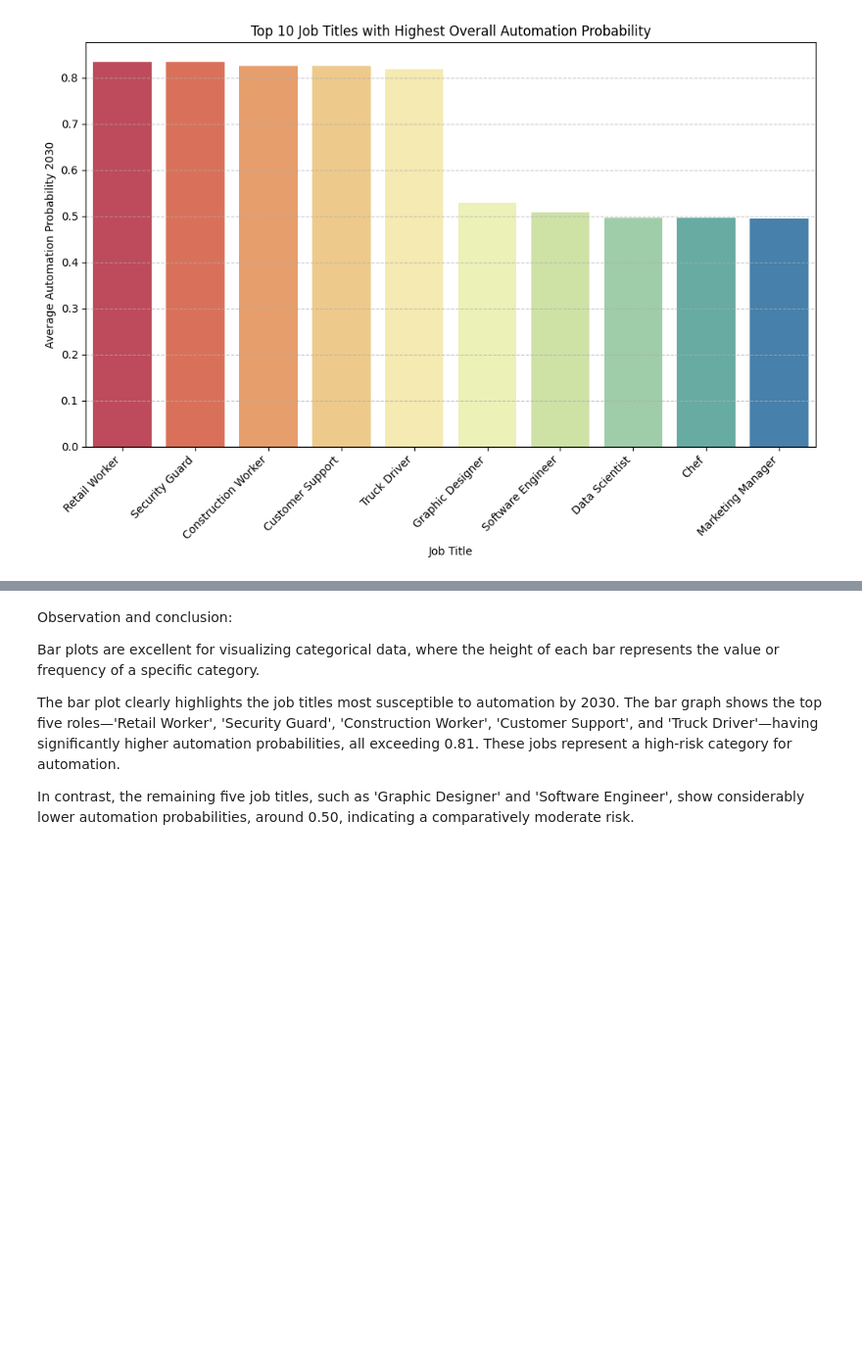
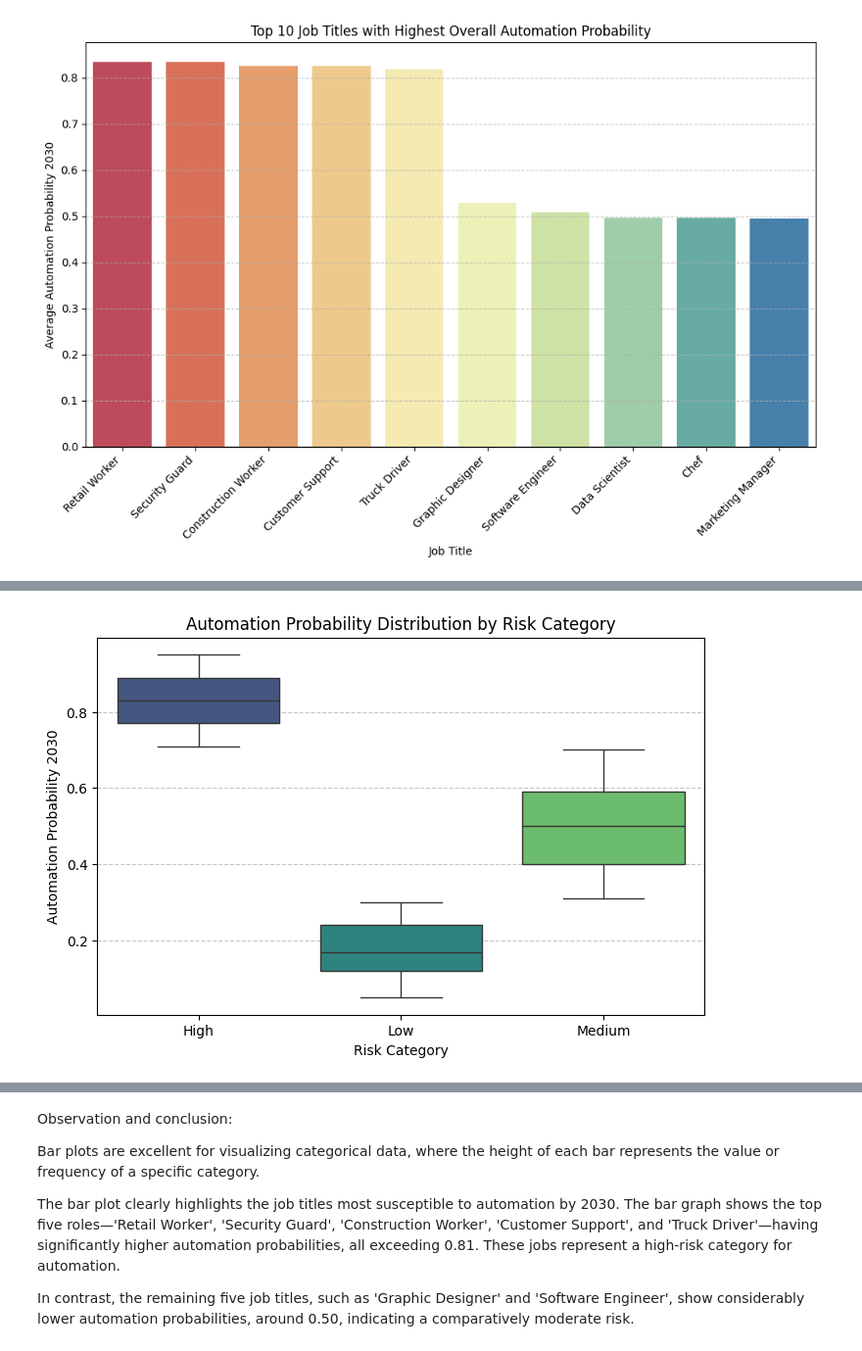
Before and after one commit to diyapant-max/python-foundation, a Jupyter notebook: data_cleanup.ipynb, the cells around one changed output, grey strips where cells are left out. Shown at 98% size. Saved outputs shown, nothing was run; the diff lists cells and outputs as text; code cells hidden in the pictures; blank space fills up the shorter version.

```diff
--- a/data_cleanup.ipynb
+++ b/data_cleanup.ipynb
@@ -112,0 +174,10 @@ plt.show()
+# %%
+plt.figure(figsize=(8, 5))
+sns.boxplot(x='Risk_Category', y='Automation_Probability_2030', data=df, palette='viridis', hue='Risk_Category', legend=False)
+plt.title('Automation Probability Distribution by Risk Category')
+plt.xlabel('Risk Category')
+plt.ylabel('Automation Probability 2030')
+plt.grid(axis='y', linestyle='--', alpha=0.7)
+plt.show()
+# %% [output]
+[figure, added]
```
Also changed, not shown: parts of 16 cells of this notebook.
